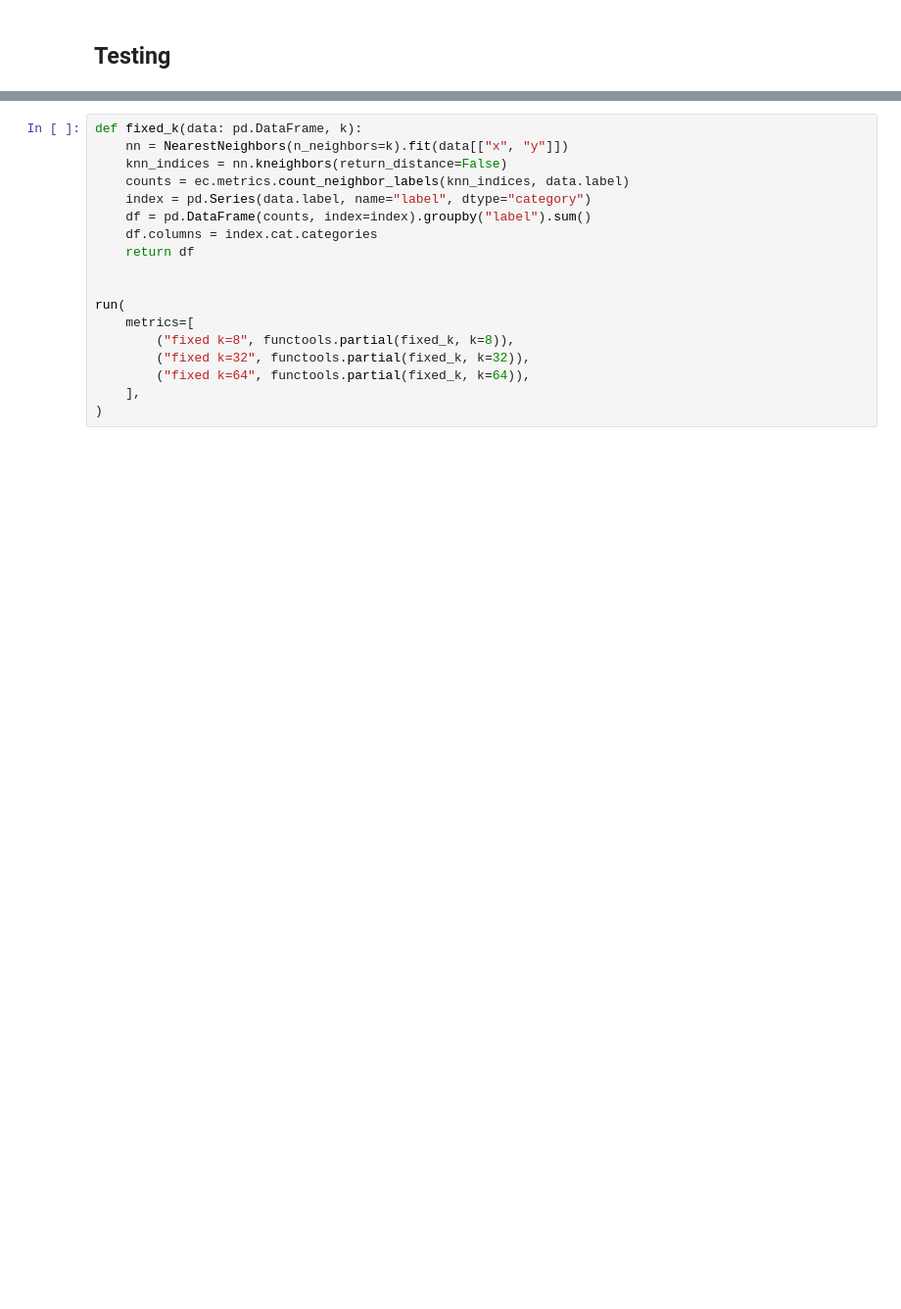
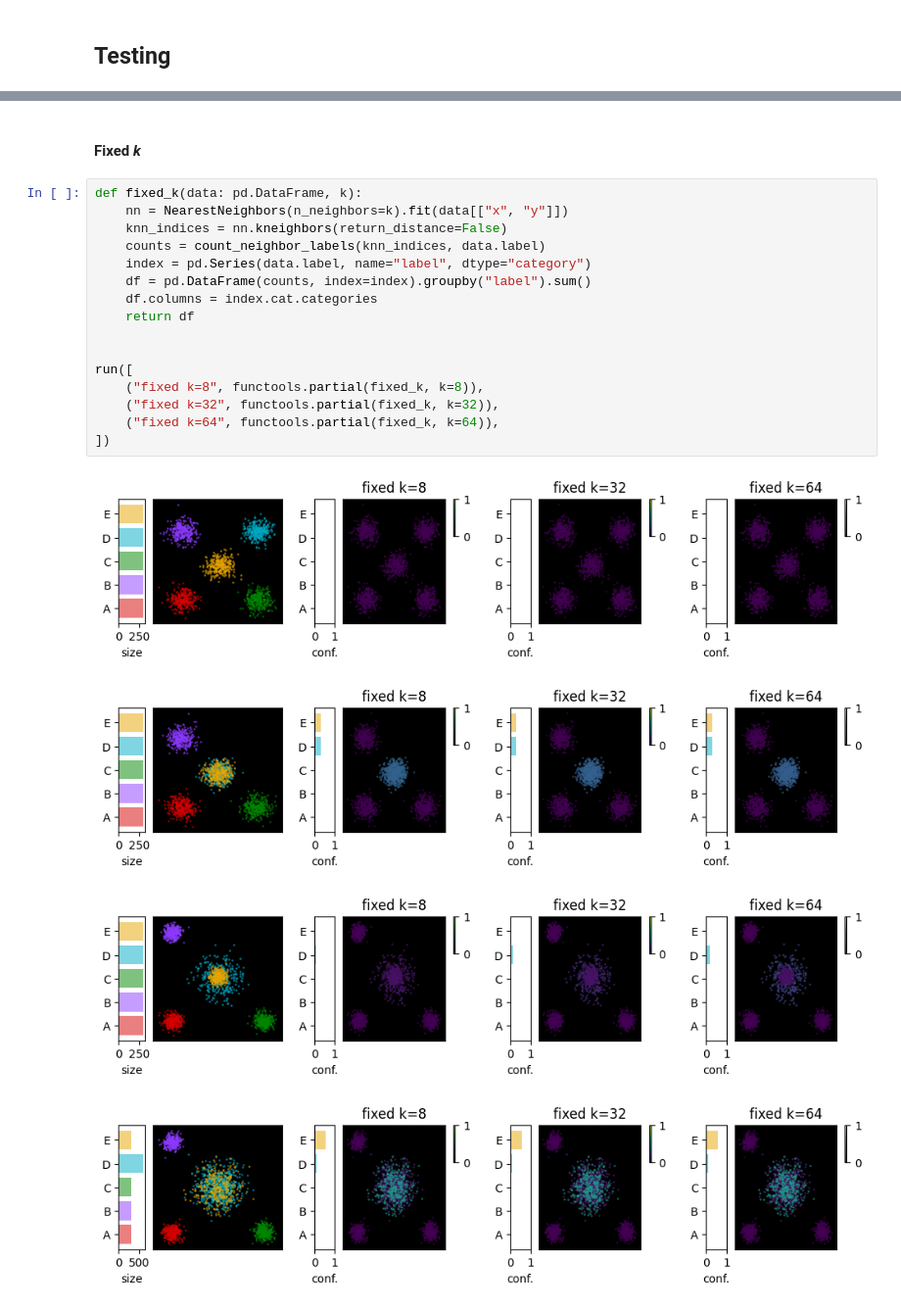
Before and after one commit to OzetteTech/comparative-embedding-visualization, a Jupyter notebook: notebooks/test_cases/confusion.ipynb, the cells around one changed output, grey strips where cells are left out. Shown at 98% size. Saved outputs shown, nothing was run; the diff lists cells and outputs as text; blank space fills up the shorter version.

```diff
--- a/notebooks/test_cases/confusion.ipynb
+++ b/notebooks/test_cases/confusion.ipynb
@@ -47,21 +71,26 @@ plot(case5())
 def run(metrics):
     for case in [case1, case2, case3, case4, case5]:
         plot_confusion(case(), metrics)
+# %% [markdown]
+#### Fixed _k_
 # %%
 def fixed_k(data: pd.DataFrame, k):
     nn = NearestNeighbors(n_neighbors=k).fit(data[["x", "y"]])
     knn_indices = nn.kneighbors(return_distance=False)
-    counts = ec.metrics.count_neighbor_labels(knn_indices, data.label)
+    counts = count_neighbor_labels(knn_indices, data.label)
     index = pd.Series(data.label, name="label", dtype="category")
     df = pd.DataFrame(counts, index=index).groupby("label").sum()
     df.columns = index.cat.categories
     return df
 
 
-run(
-    metrics=[
-        ("fixed k=8", functools.partial(fixed_k, k=8)),
-        ("fixed k=32", functools.partial(fixed_k, k=32)),
-        ("fixed k=64", functools.partial(fixed_k, k=64)),
-    ],
-)
+run([
+    ("fixed k=8", functools.partial(fixed_k, k=8)),
+    ("fixed k=32", functools.partial(fixed_k, k=32)),
+    ("fixed k=64", functools.partial(fixed_k, k=64)),
+])
+# %% [output]
+[figure, added]
+[figure, added]
+[figure, added]
+[figure, added]
```
Also changed, not shown: parts of 8 cells of this notebook, 2 other files.
